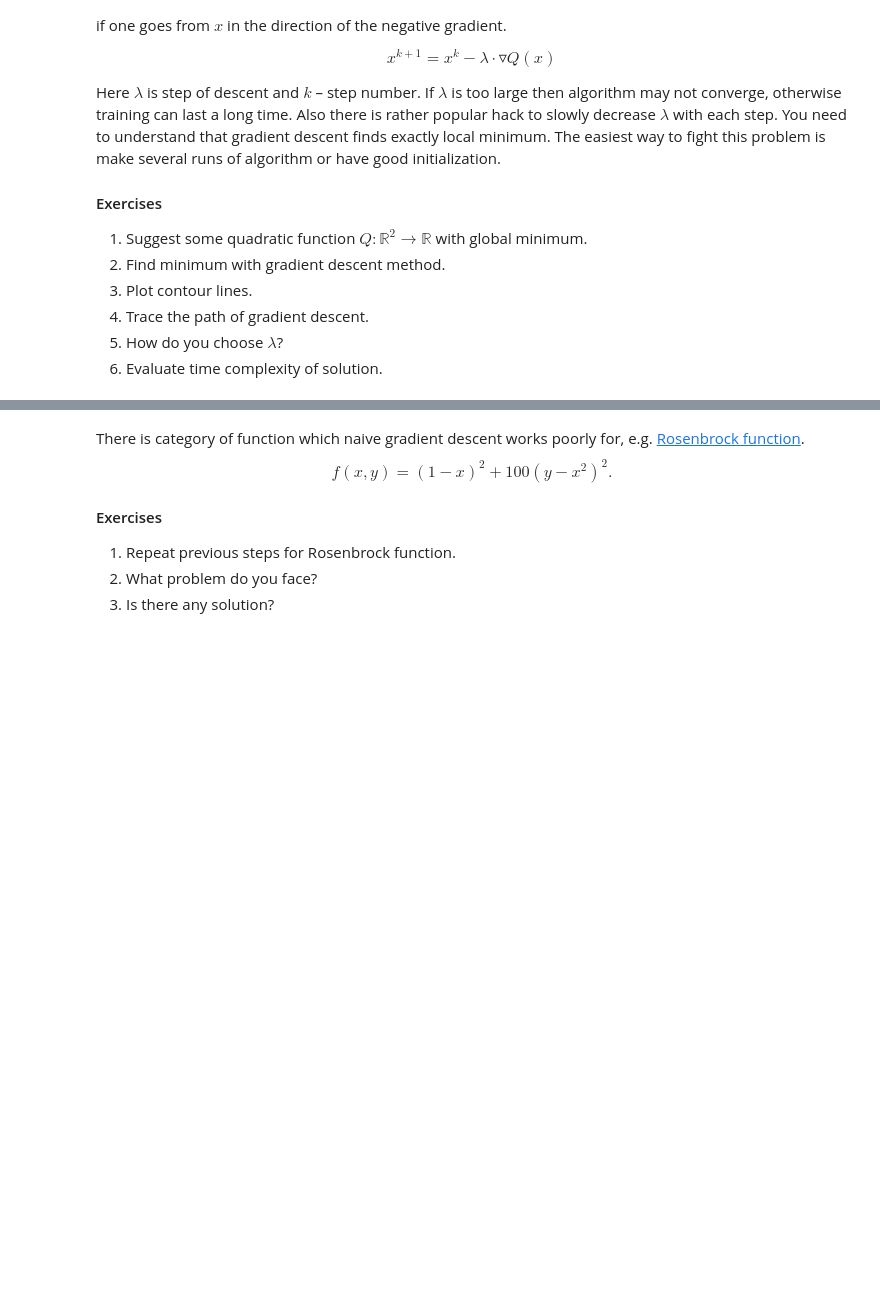
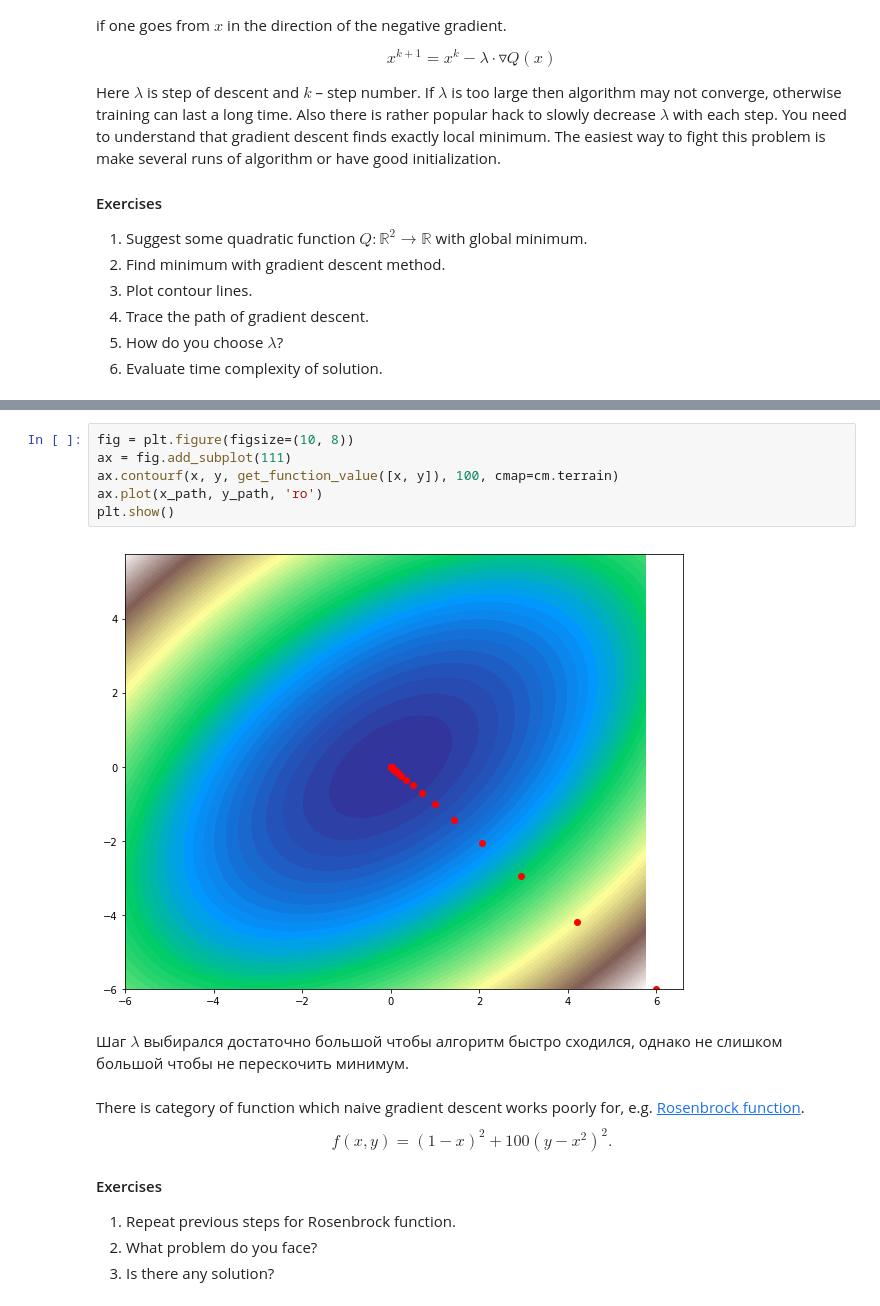
Before and after one commit to SokolovRE/Renju, a Jupyter notebook: labs/lab-1.ipynb, the cells around one changed output, grey strips where cells are left out. Cells and saved outputs as stored; diff of their text form; blank space fills up the shorter version.

```diff
--- a/labs/lab-1.ipynb
+++ b/labs/lab-1.ipynb
@@ -275,3 +311,13 @@ surf = ax.plot_surface(x, y, z, cmap=cm.coolwarm, lw=0, antialiased=False)
+# %%
+fig = plt.figure(figsize=(10, 8))
+ax = fig.add_subplot(111)
+ax.contourf(x, y, get_function_value([x, y]), 100, cmap=cm.terrain)
+ax.plot(x_path, y_path, 'ro')
+plt.show()
+# %% [output]
+[figure, added]
+# %% [markdown]
+Шаг $\lambda$ выбирался достаточно большой чтобы алгоритм быстро сходился, однако не слишком большой чтобы не перескочить минимум.
 # %% [markdown]
 There is category of function which naive gradient descent works poorly for, e.g. [Rosenbrock function](https://en.wikipedia.org/wiki/Rosenbrock_function).
 $$f(x, y) = (1-x)^2 + 100(y-x^2)^2.$$
```
Also changed, not shown: parts of 16 cells of this notebook.
